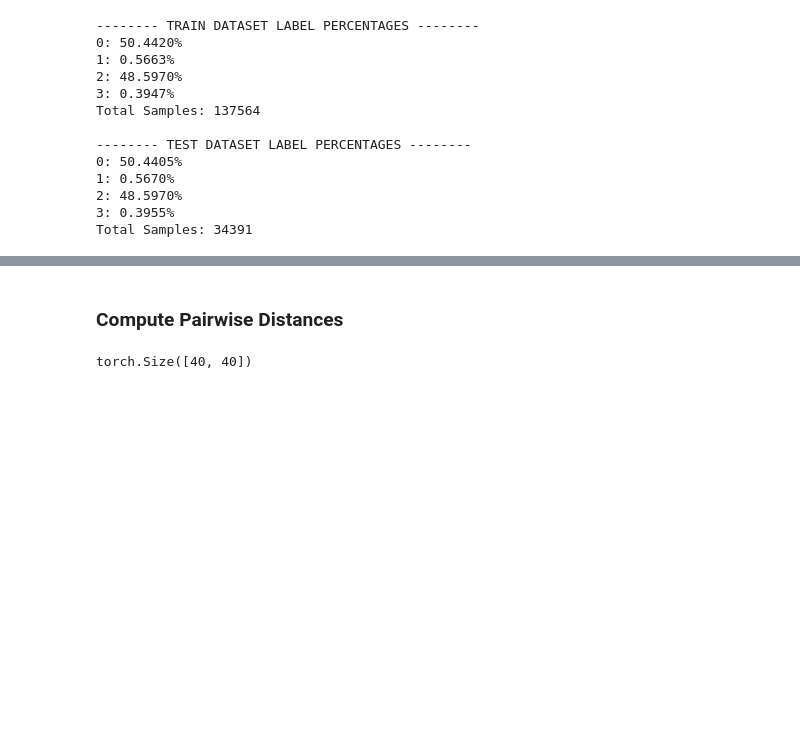
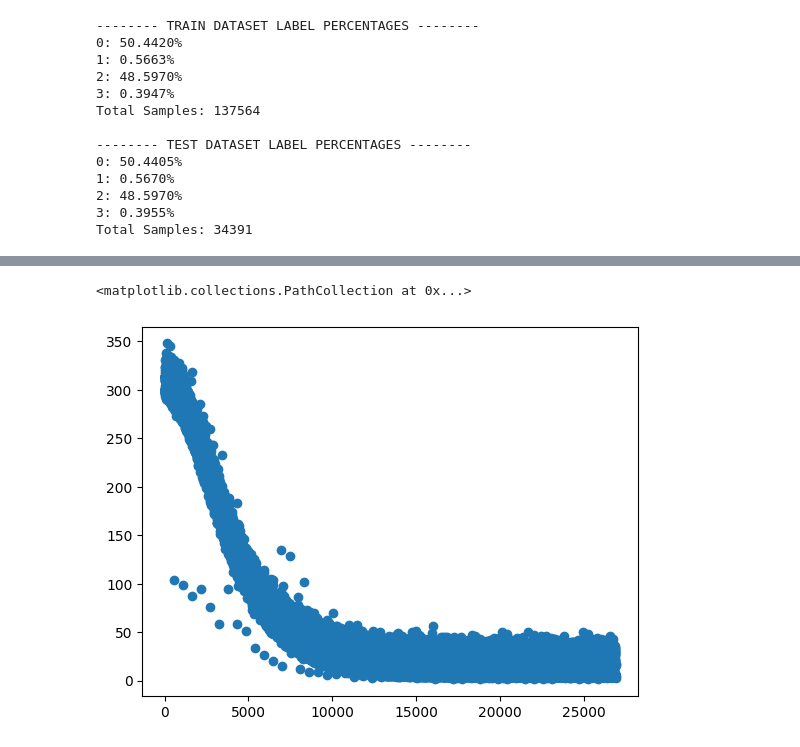
Before and after one commit to tajwarfarhan48/astronomy-project, a Jupyter notebook: main.ipynb, the cells around one changed output, grey strips where cells are left out. Cells and saved outputs as stored; diff of their text form; code cells hidden in the pictures; blank space fills up the shorter version.

```diff
--- a/main.ipynb
+++ b/main.ipynb
@@ -174,10 +197,5 @@ epoch: 100 - loss: 37.15466
-# %% [markdown]
-### Compute Pairwise Distances
-# %%
-X_train_transformed = nca_pipeline(X_train)[:40]
-distances_X_train = nca_pipeline._pairwise_l2_sq(X_train_transformed)
-distances_X_train.diagonal().copy_(np.inf*torch.ones(len(distances_X_train)))
-pij_X_train = nca_pipeline._softmax(-distances_X_train)
-print(pij_X_train.shape)
-# %% [output]
-torch.Size([40, 40])
+# %%
+plt.scatter(range(len(nca_pipeline.losses)), nca_pipeline.losses)
+# %% [output]
+<matplotlib.collections.PathCollection at 0x...>
+[figure, added]
```
Also changed, not shown: parts of 18 cells of this notebook, 4 other files.
